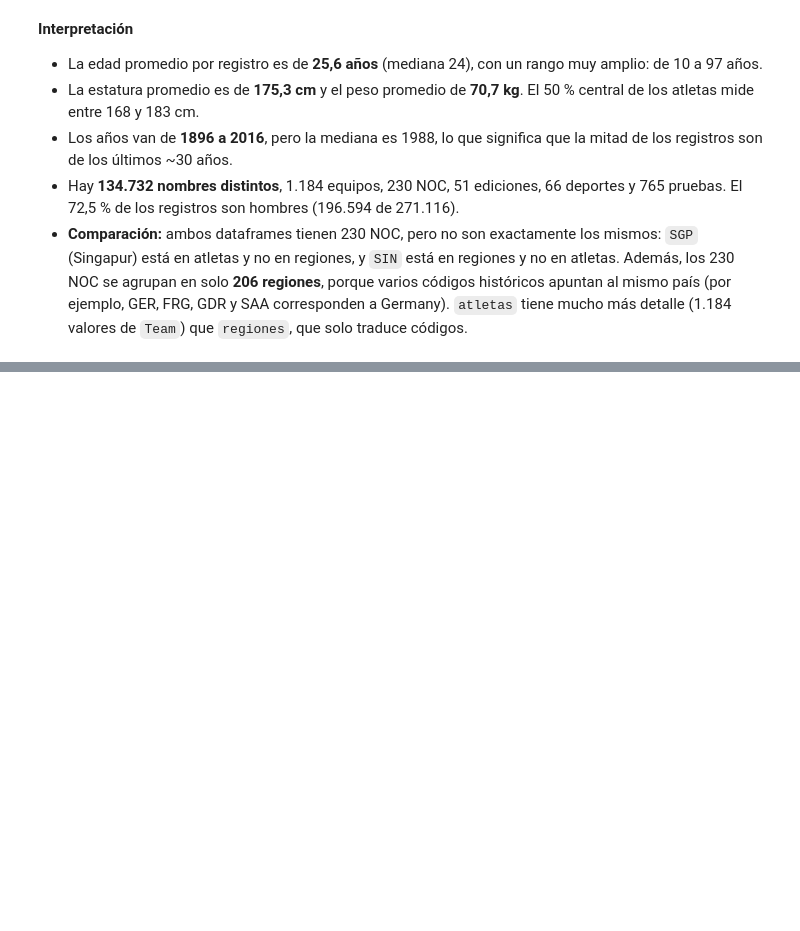
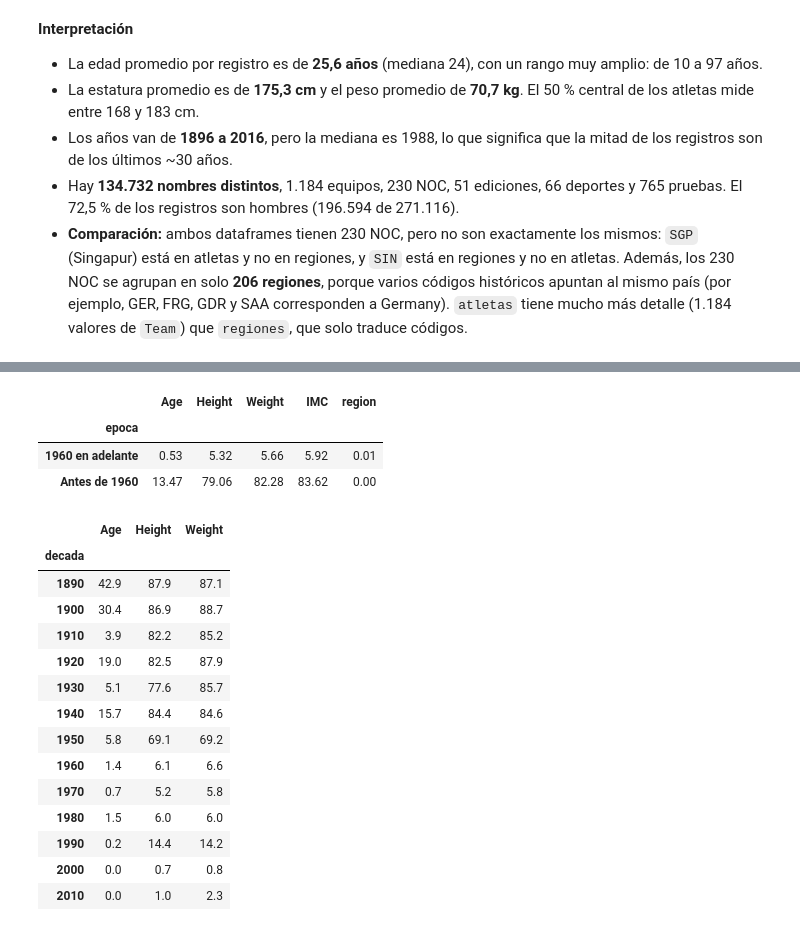
Before and after one commit to jjacxx14/taller-pandas-olimpiadas-grupoJJ, a Jupyter notebook: notebooks/proyecto_olimpiadas.ipynb, the cells around one changed output, grey strips where cells are left out. Saved outputs shown, nothing was run; the diff lists cells and outputs as text; code cells hidden in the pictures; blank space fills up the shorter version.

```diff
--- a/notebooks/proyecto_olimpiadas.ipynb
+++ b/notebooks/proyecto_olimpiadas.ipynb
@@ -174,0 +410,31 @@ Equipos (Team) distintos en atletas: 1184
+# %%
+# Proporción de faltantes antes y después de 1960
+df["epoca"] = np.where(df["Year"] < 1960, "Antes de 1960", "1960 en adelante")
+falt_epoca = (100 * df.groupby("epoca")[["Age", "Height", "Weight", "IMC", "region"]]
+              .agg(lambda s: s.isna().mean())).round(2)
+falt_epoca.to_csv(f"{TABLAS}/faltantes_por_epoca.csv")
+falt_epoca
+# %% [output]
+|  | Age | Height | Weight | IMC | region |
+| epoca |  |  |  |  |  |
+| 1960 en adelante | 0.53 | 5.32 | 5.66 | 5.92 | 0.01 |
+| Antes de 1960 | 13.47 | 79.06 | 82.28 | 83.62 | 0.00 |
+# %%
+# Porcentaje de faltantes de estatura y peso por década
+(100 * df.groupby("decada")[["Age", "Height", "Weight"]].agg(lambda s: s.isna().mean())).round(1)
+# %% [output]
+|  | Age | Height | Weight |
+| decada |  |  |  |
+| 1890 | 42.9 | 87.9 | 87.1 |
+| 1900 | 30.4 | 86.9 | 88.7 |
+| 1910 | 3.9 | 82.2 | 85.2 |
+| 1920 | 19.0 | 82.5 | 87.9 |
+| 1930 | 5.1 | 77.6 | 85.7 |
+| 1940 | 15.7 | 84.4 | 84.6 |
+| 1950 | 5.8 | 69.1 | 69.2 |
+| 1960 | 1.4 | 6.1 | 6.6 |
+| 1970 | 0.7 | 5.2 | 5.8 |
+| 1980 | 1.5 | 6.0 | 6.0 |
+| 1990 | 0.2 | 14.4 | 14.2 |
+| 2000 | 0.0 | 0.7 | 0.8 |
+| 2010 | 0.0 | 1.0 | 2.3 |
```
Also changed, not shown: parts of 23 cells of this notebook, 1 other file.
